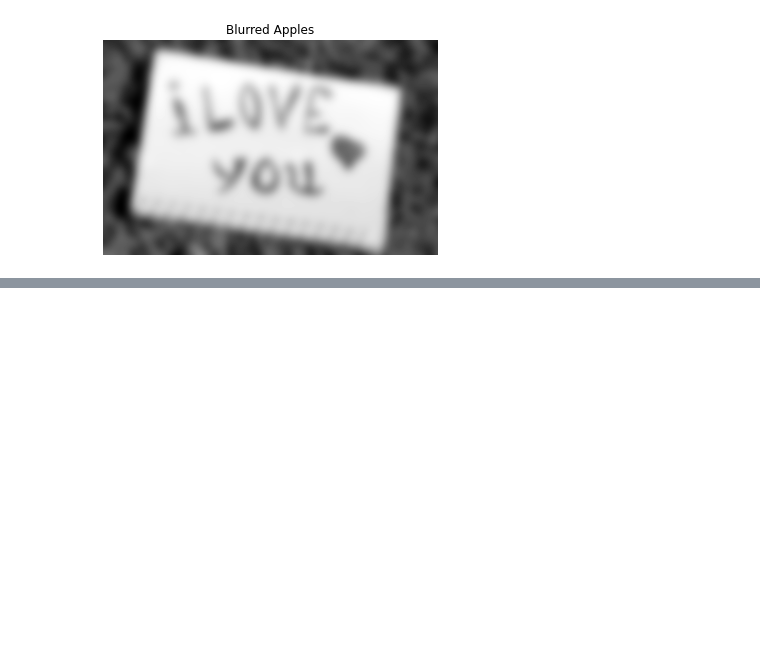
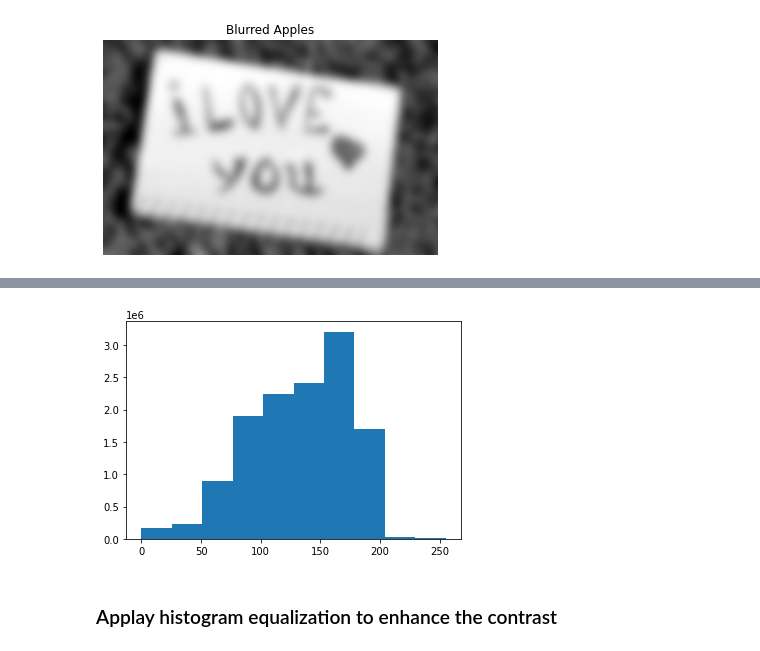
Before and after one commit to YousefAmerAwad/Image-Processing, a Jupyter notebook: Lab2/lab2.ipynb, the cells around one changed output, grey strips where cells are left out. Drawn from its saved outputs; the diff is of its cells as text; code cells hidden in the pictures; blank space fills up the shorter version.

```diff
--- a/Lab2/lab2.ipynb
+++ b/Lab2/lab2.ipynb
@@ -68,0 +78,7 @@ show_image(blurred_notebook, title='Blurred Apples')
+# %%
+# Plot it's histogram
+plt.hist(chest_img.ravel());
+# %% [output]
+[figure, added]
+# %% [markdown]
+### Applay histogram equalization to enhance the contrast
```
Also changed, not shown: parts of 13 cells of this notebook, 3 other files.
